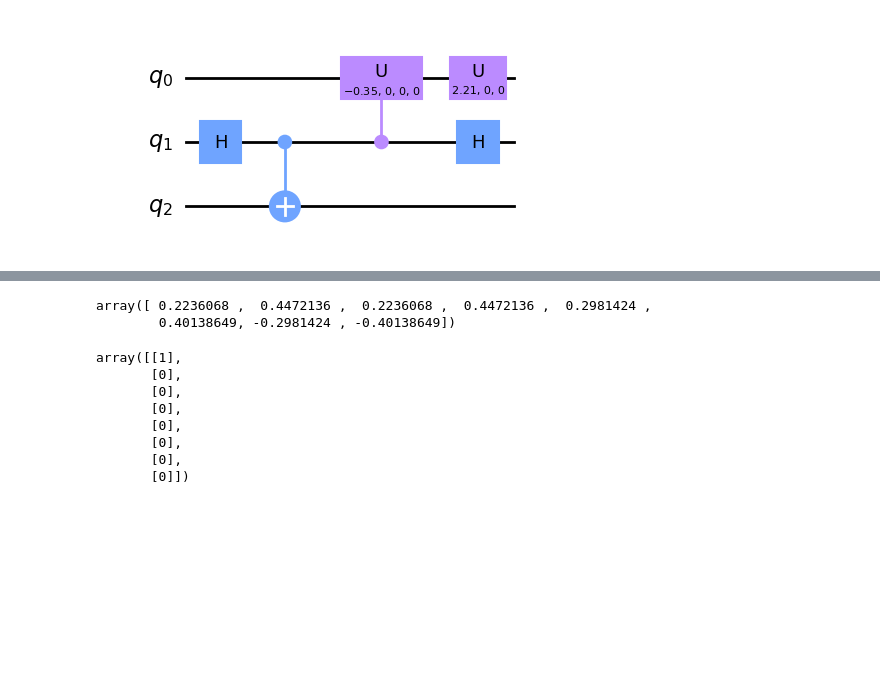
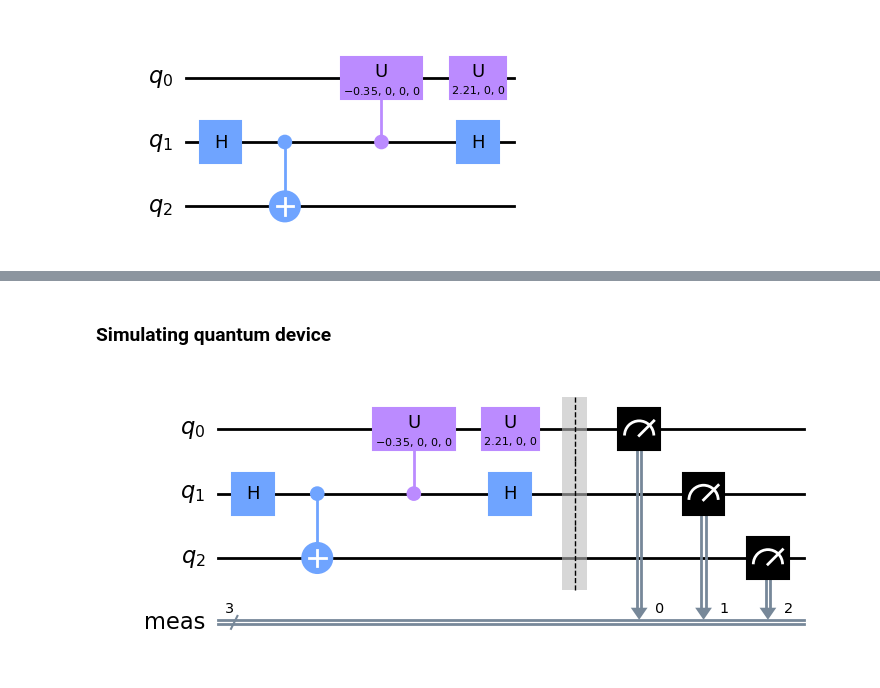
Before and after one commit to seba2390/BlockEncoding, a Jupyter notebook: main.ipynb, the cells around one changed output, grey strips where cells are left out. Cells and saved outputs as stored; diff of their text form; code cells hidden in the pictures; blank space fills up the shorter version.

```diff
--- a/main.ipynb
+++ b/main.ipynb
@@ -57,7 +62,0 @@ job = backend.run(circ)
-# %%
-result = job.result()
-statevector_result = np.real_if_close(np.array(result.data()['statevector']))
-statevector_result
-# %% [output]
-array([ 0.2236068 ,  0.4472136 ,  0.2236068 ,  0.4472136 ,  0.2981424 ,
-        0.40138649, -0.2981424 , -0.40138649])
@@ -79,11 +63,16 @@ def qubit_vector(state: str) -> np.ndarray:
-# %%
-qubit_vector(state='000')
-# %% [output]
-array([[1],
-       [0],
-       [0],
-       [0],
-       [0],
-       [0],
-       [0],
-       [0]])
+# %% [markdown]
+### Simulating quantum device
+# %%
+# Creating Quantum Circuit (Qubits initialized to |0> by default)
+circ = QuantumCircuit(3)
+#circ.x(qubit=2)
+circ.h(qubit=1)
+circ.cx(control_qubit=1,
+        target_qubit=2)
+circ.cu(theta=2*theta_2,phi=0.0,gamma=0.0,lam=0.0,control_qubit=1,target_qubit=0) # N.B. Remember to rotate by the double amount
+circ.u(theta=2*theta_1, phi=0.0,lam=0.0,qubit=0) # N.B. Remember to rotate by the double amount
+circ.h(qubit=1)
+circ.measure_all()
+circ.draw('mpl')
+# %% [output]
+[figure, added]
```
Also changed, not shown: parts of 12 cells of this notebook, 1 other file.
